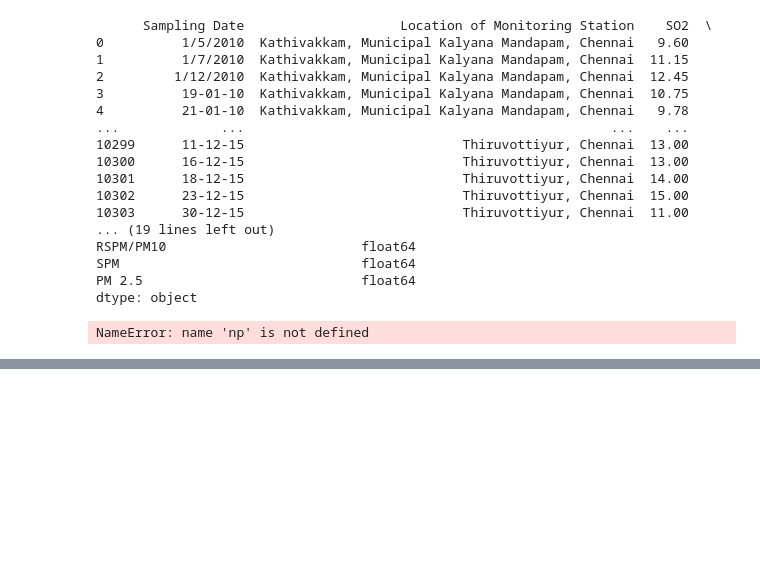
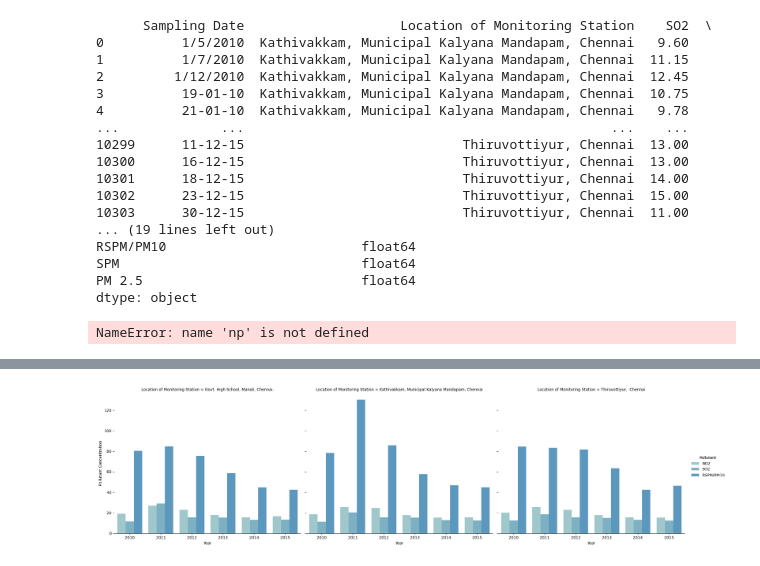
Before and after one commit to dnezan/air-quality-forecasting-azureAutoML, a Jupyter notebook: graphing.ipynb, the cells around one changed output, grey strips where cells are left out. Saved outputs shown, nothing was run; the diff lists cells and outputs as text; code cells hidden in the pictures; blank space fills up the shorter version.

```diff
--- a/graphing.ipynb
+++ b/graphing.ipynb
@@ -203,0 +238,31 @@ predictions_denormalized = predictions * std + mean
+# %%
+import pandas as pd
+import matplotlib.pyplot as plt
+import seaborn as sns
+
+# Load the CSV file into a pandas DataFrame
+df = pd.read_csv("sorted_data.csv")
+
+# Convert the "Sampling Date" column to datetime format and extract the year as a separate column
+df["Sampling Date"] = pd.to_datetime(df["Sampling Date"])
+df["Year"] = df["Sampling Date"].dt.year
+
+# Group the DataFrame by year and location, and calculate the concentration of each pollutant
+df_grouped = df.groupby(["Year", "Location of Monitoring Station"])[["NO2", "SO2", "RSPM/PM10"]].mean().reset_index()
+
+# Melt the DataFrame to convert the pollutants into a single column
+df_melt = pd.melt(df_grouped, id_vars=["Year", "Location of Monitoring Station"], var_name="NO2", value_name="Concentration")
+
+# Set the color palette
+colors = sns.color_palette("icefire", len(df_grouped["NO2"].unique()))
+
+# Plot the stacked bar chart with pollutant as hue
+g = sns.catplot(data=df_melt, x="Year", y="Concentration", hue="NO2", col="Location of Monitoring Station", kind="bar", height=6, aspect=1.2, palette=colors)
+g.despine(left=True)
+g.set_axis_labels("Year", "Pollutant Concentration")
+g.legend.set_title("Pollutant")
+#g.fig.suptitle("Yearwise pollutant concentration across three locations")
+
+plt.show()
+# %% [output]
+[figure, added]
```
Also changed, not shown: parts of 1 cell of this notebook, 9 other files.
